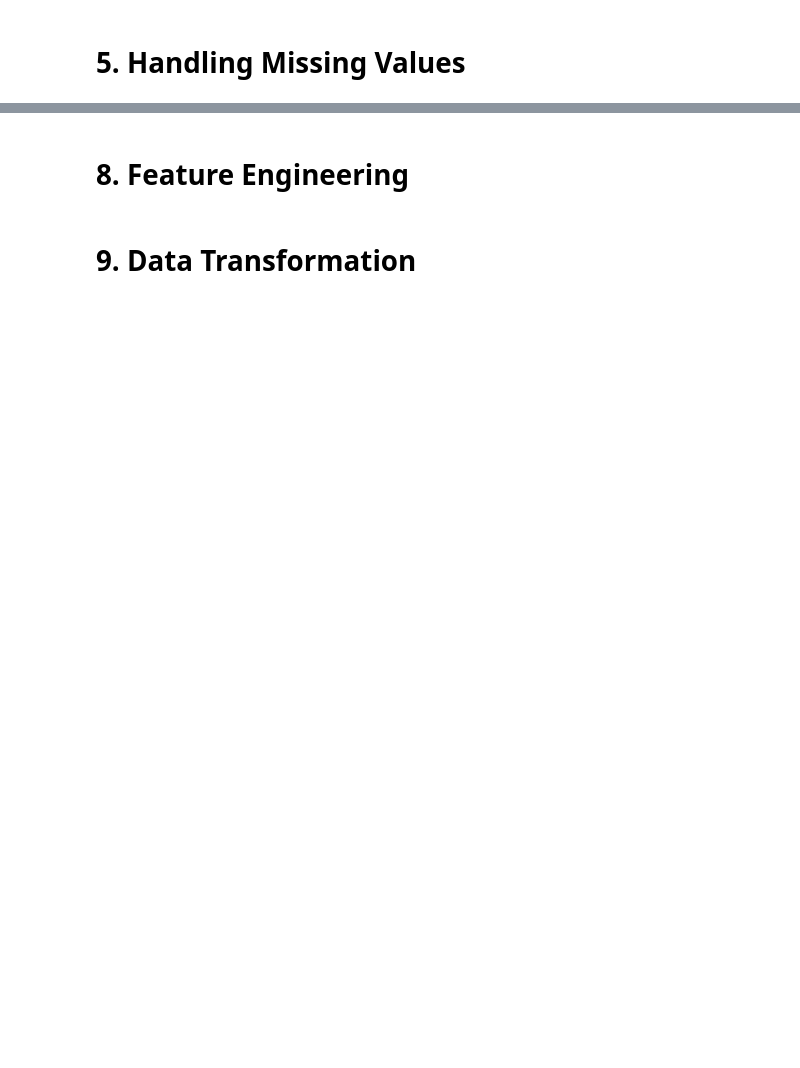
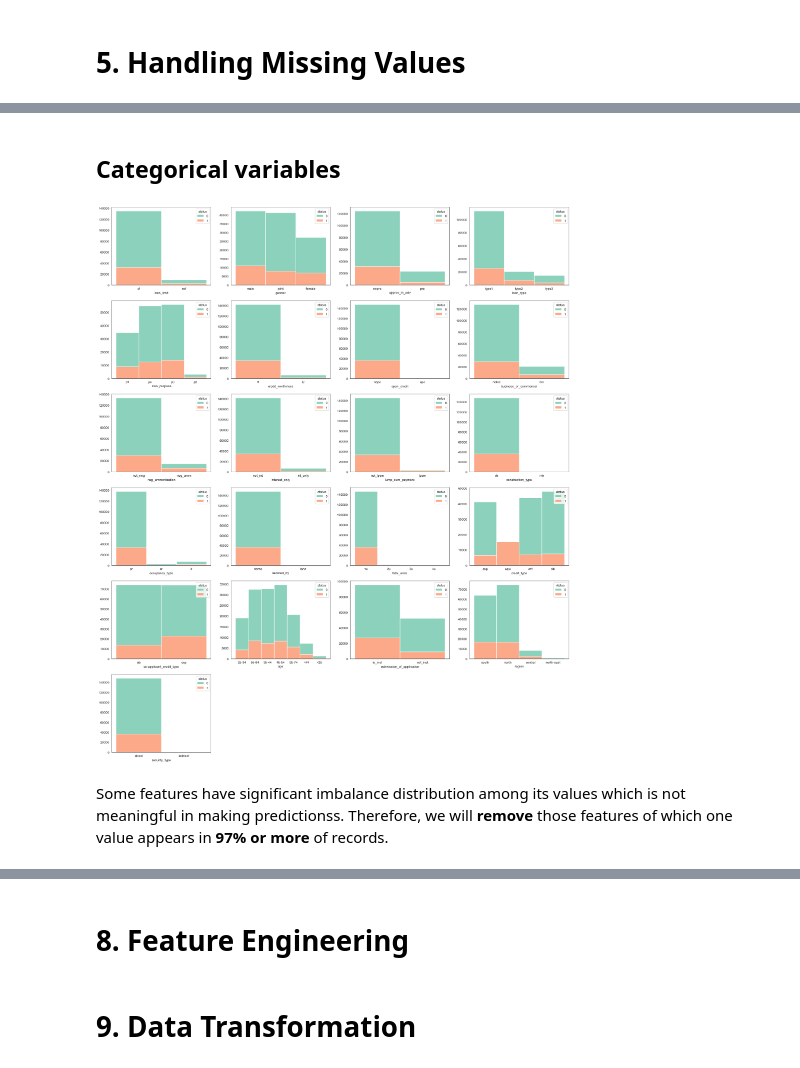
Before and after one commit to Hoale2908/Mortgage_Loans_Data_Preprocessing, a Jupyter notebook: code.ipynb, the cells around one changed output, grey strips where cells are left out. Drawn from its saved outputs; the diff is of its cells as text; code cells hidden in the pictures; blank space fills up the shorter version.

```diff
--- a/code.ipynb
+++ b/code.ipynb
@@ -99,0 +92,4 @@ plt.show()
+# %%
+# Display unique values for each categorical column
+for col in cat_cols:
+    print(col + ' ' + '-'*(30-len(col)) + ' ', df[col].unique())
@@ -131,0 +170,14 @@ df[cat_cols] = df[cat_cols].fillna(df[cat_cols].mode().iloc[0])
+# %% [markdown]
+## Categorical variables
+# %%
+f1 = plt.figure(figsize=(25,30))
+for col in cat_cols:
+    i = cat_cols.to_list().index(col) + 1
+    ax = f1.add_subplot(6,4,i)
+    g1 = sns.histplot(df, x=df[col], legend=True, hue='status', multiple='stack')
+    g1.set(ylabel=None)
+plt.show()
+# %% [output]
+[figure, added]
+# %% [markdown]
+Some features have significant imbalance distribution among its values which is not meaningful in making predictionss. Therefore, we will **remove** those features of which one value appears in **97% or more** of records.
```
Also changed, not shown: parts of 45 cells of this notebook, 1 other file.
